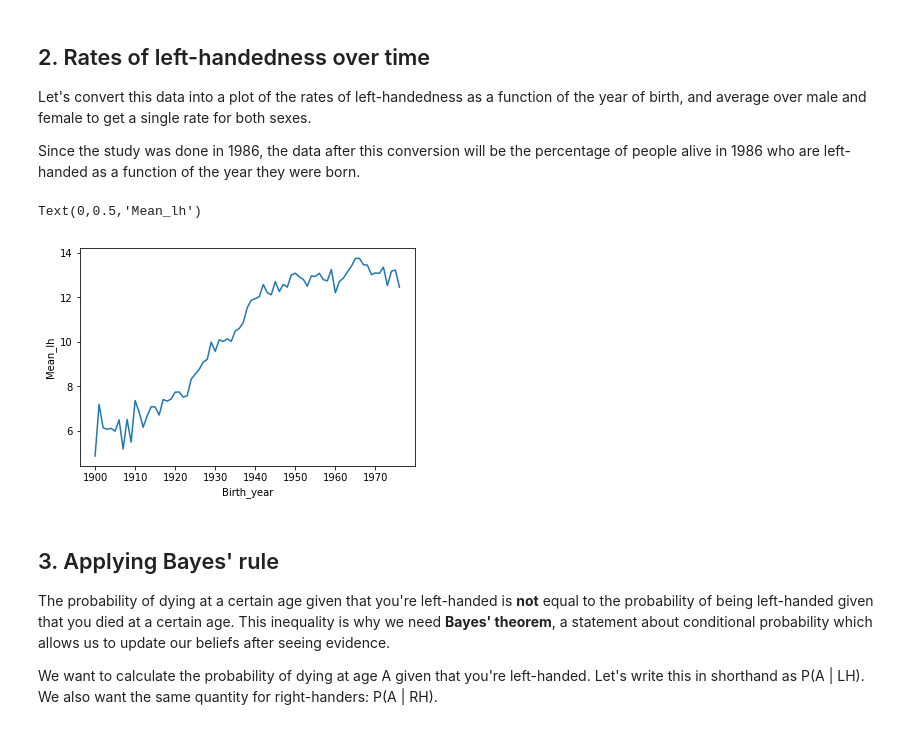
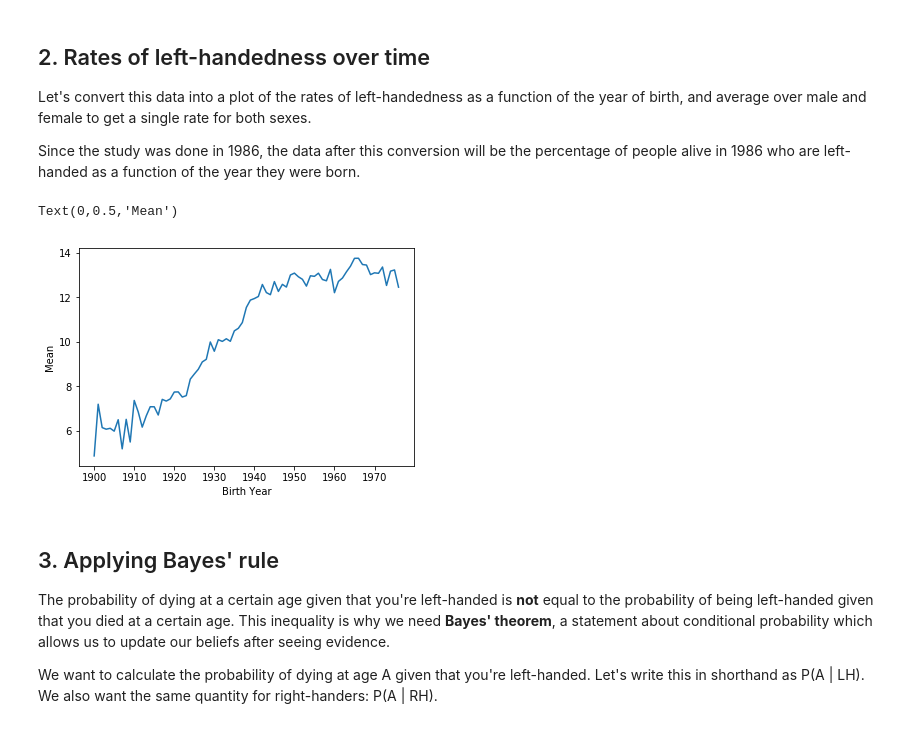
Before and after one commit to mayank1101/Data-Science-ML-Projects, a Jupyter notebook: DataCamp Projects/Do Left-handed People Really Die Young_/notebook.ipynb, the cells around one changed output. Cells and saved outputs as stored; diff of their text form; code cells hidden in the pictures.

```diff
--- a/DataCamp Projects/Do Left-handed People Really Die Young_/notebook.ipynb
+++ b/DataCamp Projects/Do Left-handed People Really Die Young_/notebook.ipynb
@@ -34,19 +33,20 @@ Text(0,0.5,'Male/Female')
 # %%
 # create a new column for birth year of each age
 # ... YOUR CODE FOR TASK 2 ...
 lefthanded_data['Birth_year'] = 1986 - lefthanded_data['Age']
+
 # create a new column for the average of male and female
 # ... YOUR CODE FOR TASK 2 ...
 lefthanded_data['Mean_lh'] = lefthanded_data[['Male', 'Female']].mean(axis=1)
 
 # create a plot of the 'Mean_lh' column vs. 'Birth_year'
 fig, ax = plt.subplots()
-ax.plot("Birth_year","Mean_lh", data=lefthanded_data) # plot 'Mean_lh' vs. 'Birth_year'
-ax.set_xlabel("Birth_year") # set the x label for the plot
-ax.set_ylabel("Mean_lh") # set the y label for the plot
+ax.plot('Birth_year', 'Mean_lh', data = lefthanded_data) # plot 'Mean_lh' vs. 'Birth_year'
+ax.set_xlabel('Birth Year') # set the x label for the plot
+ax.set_ylabel('Mean') # set the y label for the plot
 # %% [output]
-Text(0,0.5,'Mean_lh')
+Text(0,0.5,'Mean')
-[figure, old version]
+[figure, new version]
 # %% [markdown]
 ## 3. Applying Bayes' rule
 <p>The probability of dying at a certain age given that you're left-handed is <strong>not</strong> equal to the probability of being left-handed given that you died at a certain age. This inequality is why we need <strong>Bayes' theorem</strong>, a statement about conditional probability which allows us to update our beliefs after seeing evidence. </p>
```
Also changed, not shown: parts of 8 cells of this notebook, 5 other files.
